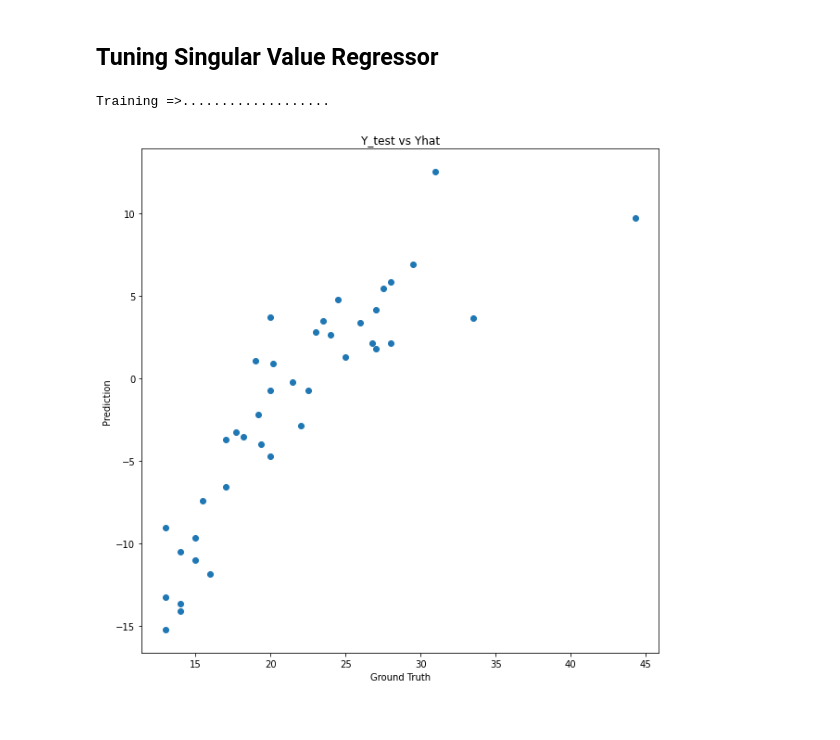
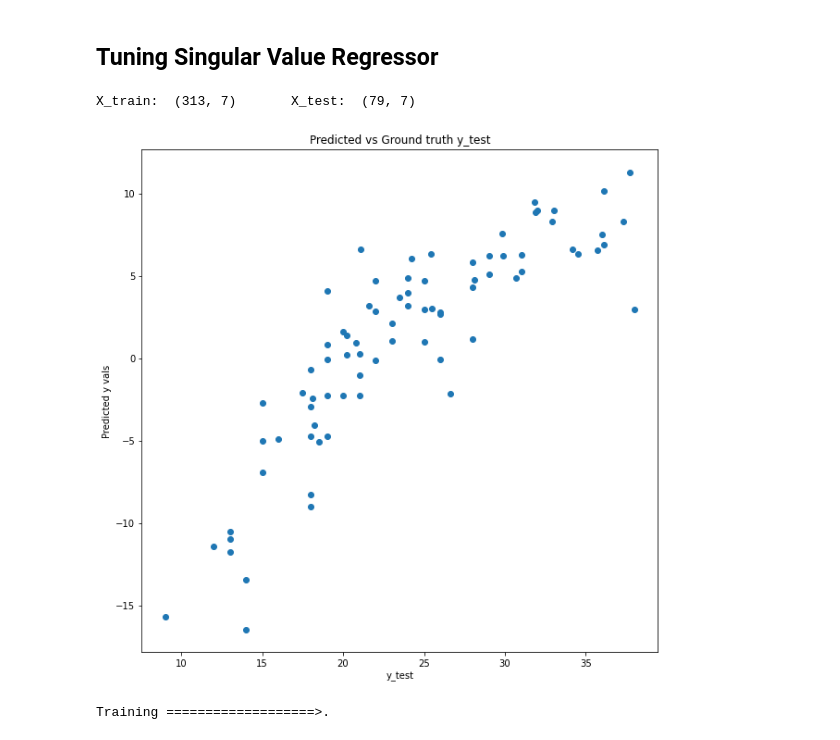
Before and after one commit to DylanShadduckUCD/STA208, a Jupyter notebook: hw1/hw1.ipynb, the cells around one changed output. Drawn from its saved outputs; the diff is of its cells as text; code cells hidden in the pictures.

```diff
--- a/hw1/hw1.ipynb
+++ b/hw1/hw1.ipynb
@@ -479,8 +415,28 @@ MSE for OLS: 11.374
 # %% [markdown]
 ## Tuning Singular Value Regressor
+# %%
+# Singular value regressor
+p = X_train.shape[1]
+print("X_train: ", X_train.shape, "\t X_test: ", X_test.shape)
+
+svr = SingularValueRegressor(r=p-2)
+svr.fit(X_train, y_train)
+yhat = svr.predict(X_test)
+
+mse = ((yhat - y_test)**2).mean()
+
+plt.figure(figsize=(10,10))
+plt.scatter(y_test, yhat)
+plt.xlabel("y_test")
+plt.ylabel("Predicted y vals")
+plt.title("Predicted vs Ground truth y_test")
+plt.show()
+# %% [output]
+X_train:  (313, 7)       X_test:  (79, 7)
+[figure, added]
 # %%
 # total trials
-total_trials = 100
+total_trials = 10
 r_range = np.arange(1, X_train.shape[1] + 1, 1)
 
 # Creating a loading bar
@@ -510,19 +466,10 @@ for trial in range(0, total_trials):
 
     if trial == 0:
         mse_total = np.array(mse_val)
-        break
     else:
         mse_total = mse_total + np.array(mse_val)
-
-plt.figure(figsize=(10,10))
-plt.scatter(y_test,yhat)
-plt.xlabel("Ground Truth")
-plt.ylabel("Prediction")
-plt.title("Y_test vs Yhat")
-plt.show()
 # %% [output]
-Training =>...................
+Training ===================>.
-[figure, removed]
 # %%
 # Find avg mse across all trials
 avg_mse = mse_total/total_trials
```
Also changed, not shown: parts of 12 cells of this notebook.
